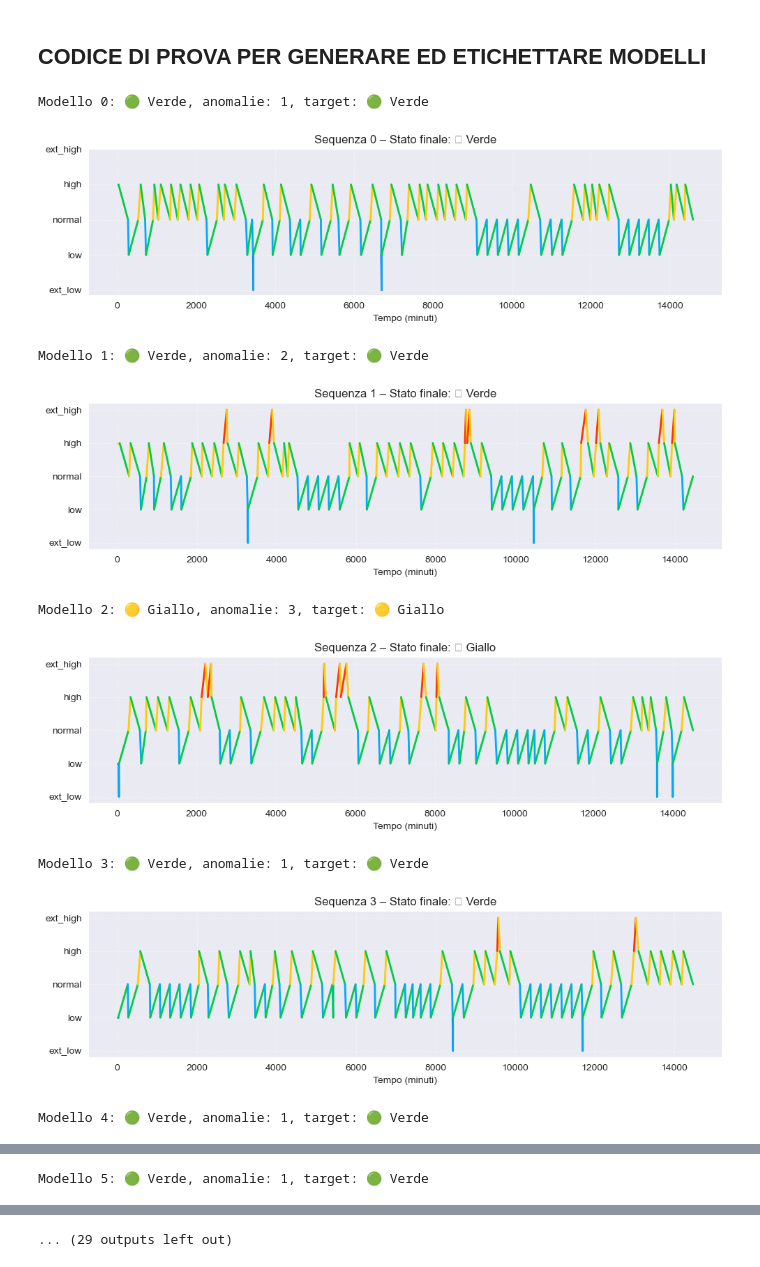
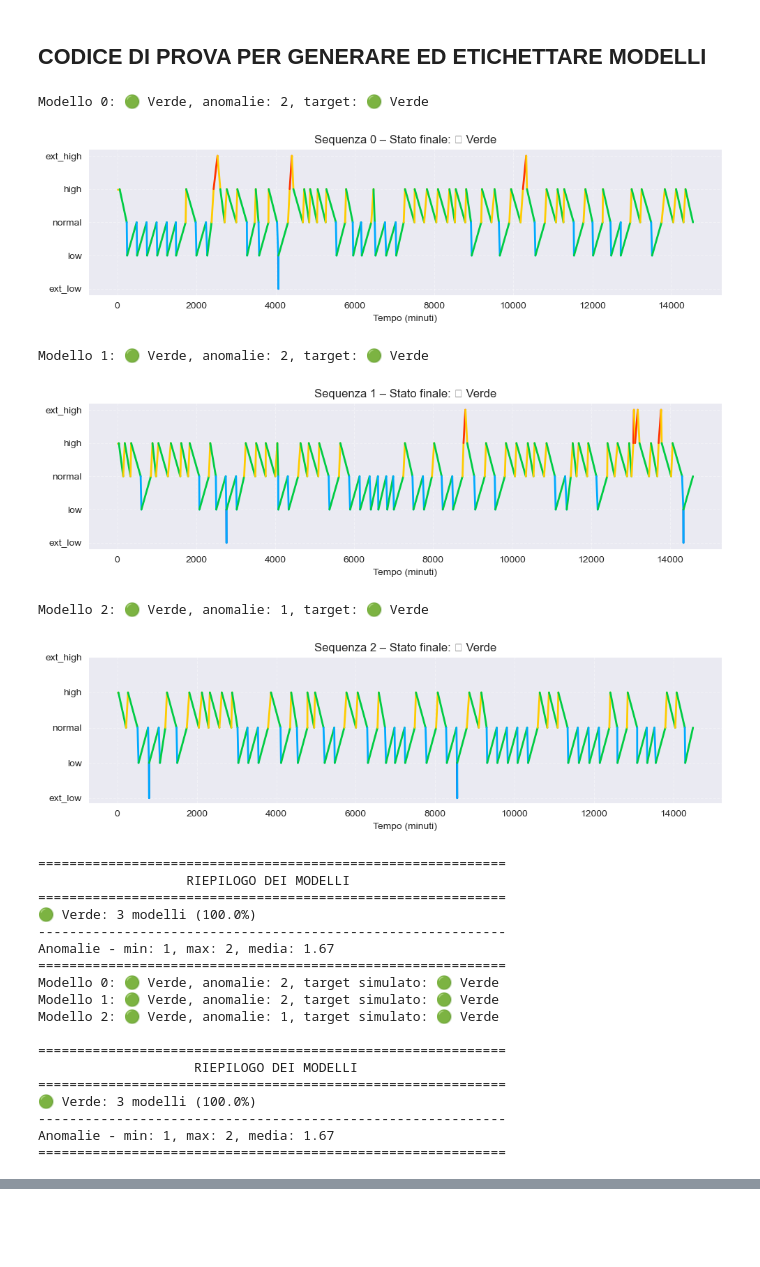
Before and after one commit to LorenzoTucceri/hybrid-cep-lstm-diabetes, a Jupyter notebook: backend-iseql/detection_pattern.ipynb, the cells around one changed output, grey strips where cells are left out. Saved outputs shown, nothing was run; the diff lists cells and outputs as text; code cells hidden in the pictures; blank space fills up the shorter version.

```diff
--- a/backend-iseql/detection_pattern.ipynb
+++ b/backend-iseql/detection_pattern.ipynb
@@ -751,37 +775,52 @@ def generate_and_test_models_compact(number_models=10, total_days=7, show_graph=
 ## CODICE DI PROVA PER GENERARE ED ETICHETTARE MODELLI
 # %%
 
-results, summary = generate_and_test_models_compact(number_models=20, total_days=10)
+results, summary = generate_and_test_models_compact(number_models=3, total_days=10)
 
 for i, (status, anomalies, target) in enumerate(results):
     print(f"Modello {i}: {status}, anomalie: {anomalies}, target simulato: {target}")
 
 print("\n" + "=" * 60)
 print(" RIEPILOGO DEI MODELLI".center(60))
 print("=" * 60)
 
 for s, c in summary["status_counts"].items():
     perc = (c / len(results)) * 100
     print(f"{s}: {c} modelli ({perc:.1f}%)")
 
 print("-" * 60)
 print(f"Anomalie - min: {summary['min_anomalies']}, "
       f"max: {summary['max_anomalies']}, "
       f"media: {summary['avg_anomalies']:.2f}")
 
 if "mode_counts" in summary:
     print("\nModalità globali simulate:")
     for m, c in summary["mode_counts"].items():
         print(f"{m}: {c} modelli ({c / len(results) * 100:.1f}%)")
 
 print("=" * 60)
 # %% [output]
-Modello 0: 🟢 Verde, anomalie: 1, target: 🟢 Verde
+Modello 0: 🟢 Verde, anomalie: 2, target: 🟢 Verde
-[figure, old version]
+[figure, new version]
 Modello 1: 🟢 Verde, anomalie: 2, target: 🟢 Verde
-[figure, old version]
+[figure, new version]
-Modello 2: 🟡 Giallo, anomalie: 3, target: 🟡 Giallo
+Modello 2: 🟢 Verde, anomalie: 1, target: 🟢 Verde
-[figure, old version]
+[figure, new version]
-Modello 3: 🟢 Verde, anomalie: 1, target: 🟢 Verde
+============================================================
+                   RIEPILOGO DEI MODELLI
+============================================================
+🟢 Verde: 3 modelli (100.0%)
+------------------------------------------------------------
+Anomalie - min: 1, max: 2, media: 1.67
+============================================================
+Modello 0: 🟢 Verde, anomalie: 2, target simulato: 🟢 Verde
+Modello 1: 🟢 Verde, anomalie: 2, target simulato: 🟢 Verde
+Modello 2: 🟢 Verde, anomalie: 1, target simulato: 🟢 Verde
+
+============================================================
+                    RIEPILOGO DEI MODELLI
+============================================================
+🟢 Verde: 3 modelli (100.0%)
+------------------------------------------------------------
+Anomalie - min: 1, max: 2, media: 1.67
+============================================================
-[figure, removed]
-Modello 4: 🟢 Verde, anomalie: 1, target: 🟢 Verde
@@ -789 +826,0 @@ Modello 4: 🟢 Verde, anomalie: 1, target: 🟢 Verde
-Modello 5: 🟢 Verde, anomalie: 1, target: 🟢 Verde
@@ -791,2 +827 @@ Modello 5: 🟢 Verde, anomalie: 1, target: 🟢 Verde
-... (29 outputs left out)
 # %% [markdown]
```
Also changed, not shown: parts of 39 cells of this notebook, 18 other files.
